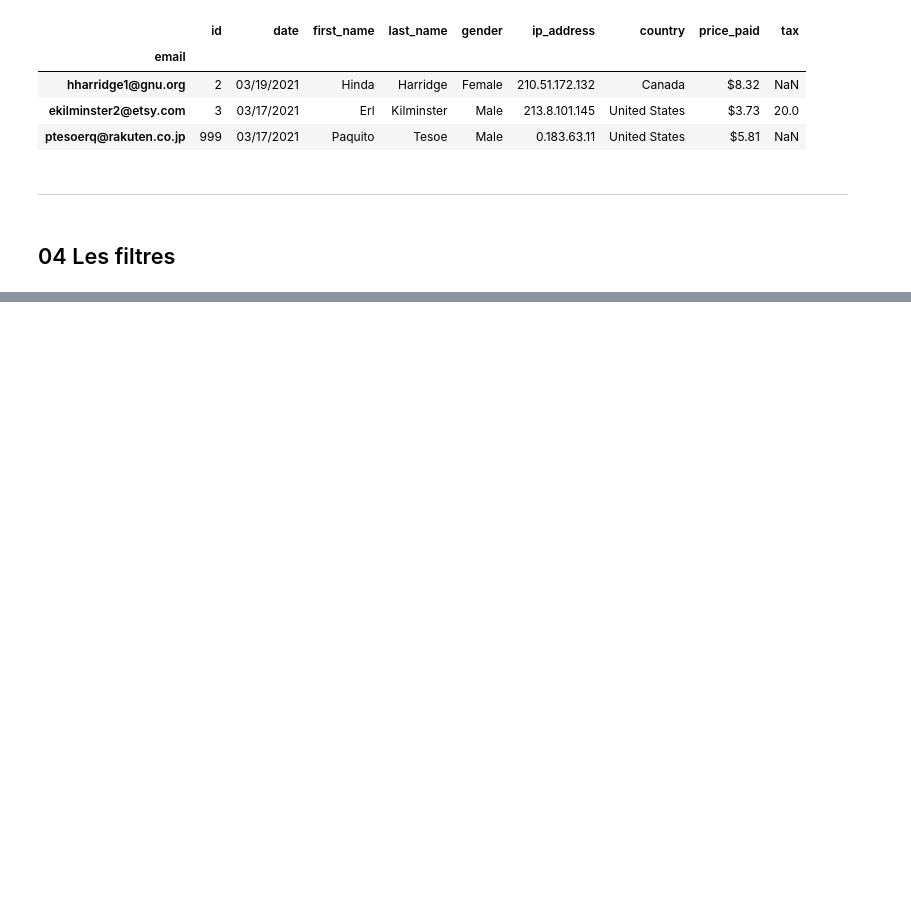
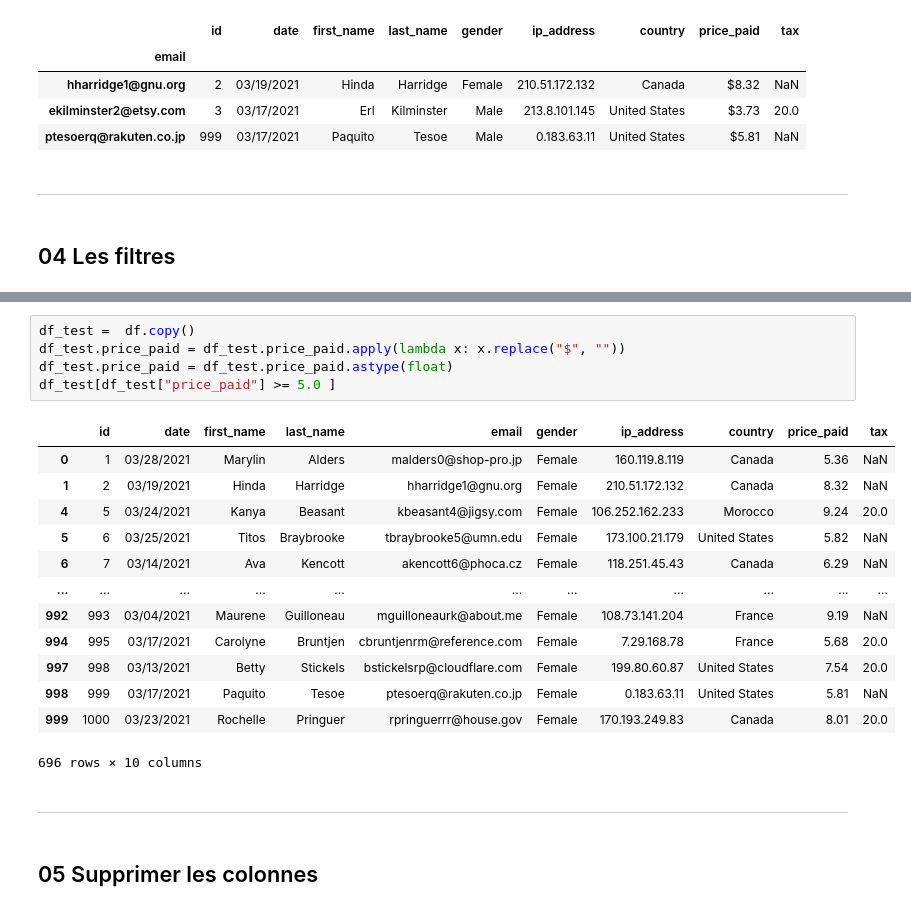
Before and after one commit to lazzylife42/pandas, a Jupyter notebook: Tutoriel Dockstring.ipynb, the cells around one changed output, grey strips where cells are left out. Drawn from its saved outputs; the diff is of its cells as text; blank space fills up the shorter version.

```diff
--- a/Tutoriel Dockstring.ipynb
+++ b/Tutoriel Dockstring.ipynb
@@ -174,0 +240,23 @@ df_email.loc[['hharridge1@gnu.org', 'ekilminster2@etsy.com', 'ptesoerq@rakuten.c
+# %%
+df_test =  df.copy()
+df_test.price_paid = df_test.price_paid.apply(lambda x: x.replace("$", ""))
+df_test.price_paid = df_test.price_paid.astype(float)
+df_test[df_test["price_paid"] >= 5.0 ]
+# %% [output]
+|  | id | date | first_name | last_name | email | gender | ip_address | country | price_paid | tax |
+| 0 | 1 | 03/28/2021 | Marylin | Alders | malders0@shop-pro.jp | Female | 160.119.8.119 | Canada | 5.36 | NaN |
+| 1 | 2 | 03/19/2021 | Hinda | Harridge | hharridge1@gnu.org | Female | 210.51.172.132 | Canada | 8.32 | NaN |
+| 4 | 5 | 03/24/2021 | Kanya | Beasant | kbeasant4@jigsy.com | Female | 106.252.162.233 | Morocco | 9.24 | 20.0 |
+| 5 | 6 | 03/25/2021 | Titos | Braybrooke | tbraybrooke5@umn.edu | Female | 173.100.21.179 | United States | 5.82 | NaN |
+| 6 | 7 | 03/14/2021 | Ava | Kencott | akencott6@phoca.cz | Female | 118.251.45.43 | Canada | 6.29 | NaN |
+| ... | ... | ... | ... | ... | ... | ... | ... | ... | ... | ... |
+| 992 | 993 | 03/04/2021 | Maurene | Guilloneau | mguilloneaurk@about.me | Female | 108.73.141.204 | France | 9.19 | NaN |
+| 994 | 995 | 03/17/2021 | Carolyne | Bruntjen | cbruntjenrm@reference.com | Female | 7.29.168.78 | France | 5.68 | 20.0 |
+| 997 | 998 | 03/13/2021 | Betty | Stickels | bstickelsrp@cloudflare.com | Female | 199.80.60.87 | United States | 7.54 | 20.0 |
+| 998 | 999 | 03/17/2021 | Paquito | Tesoe | ptesoerq@rakuten.co.jp | Female | 0.183.63.11 | United States | 5.81 | NaN |
+| 999 | 1000 | 03/23/2021 | Rochelle | Pringuer | rpringuerrr@house.gov | Female | 170.193.249.83 | Canada | 8.01 | 20.0 |
+696 rows × 10 columns
+# %% [markdown]
+---
+# %% [markdown]
+## 05 Supprimer les colonnes
```
Also changed, not shown: parts of 4 cells of this notebook.
